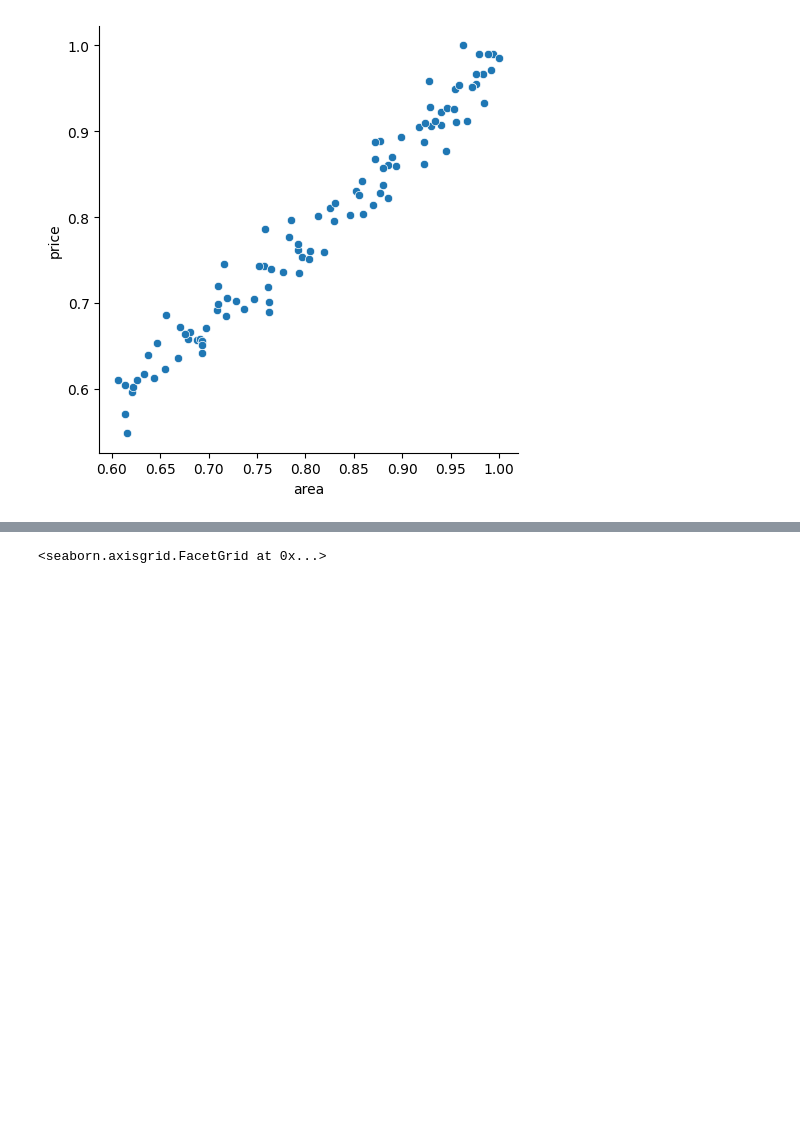
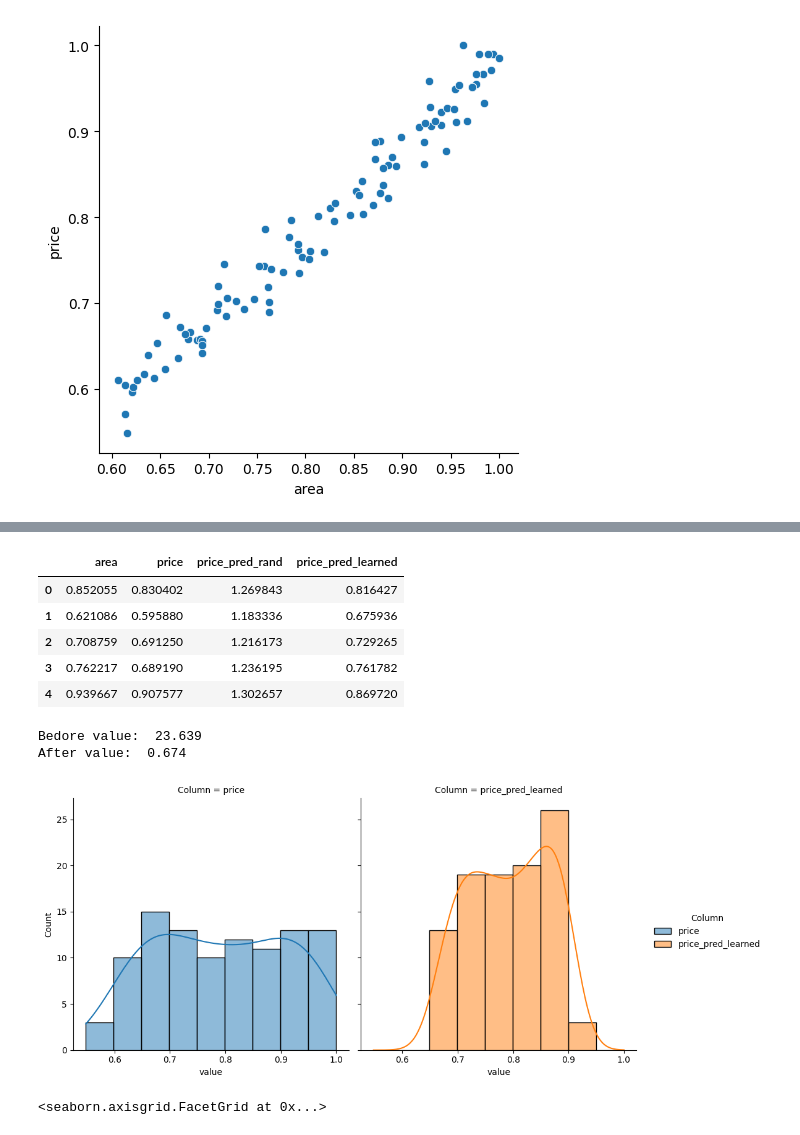
Before and after one commit to KamranMdShaikh/20241215_ML, a Jupyter notebook: test.ipynb, the cells around one changed output, grey strips where cells are left out. Cells and saved outputs as stored; diff of their text form; code cells hidden in the pictures; blank space fills up the shorter version.

```diff
--- a/test.ipynb
+++ b/test.ipynb
@@ -102,3 +305,33 @@ Bias: 0.15
+# %%
+house_dataset["price_pred_learned"] = get_house_price(house_dataset["area"], w, b)
+display(house_dataset.head())
+
+sns.displot(
+    data=house_dataset.melt(value_vars=['price', 'price_pred_learned'], var_name='Column'),
+    x='value',
+    col='Column',
+    kind='hist',
+    kde=True,
+    hue='Column',
+    palette=['#1f77b4', '#ff7f0e']
+)
+
+
+kl_value_before = kl_divergence(house_dataset['price'], house_dataset['price_pred_rand'])
+kl_value_after = kl_divergence(house_dataset['price'], house_dataset['price_pred_learned'])
+
+print(f"Bedore value: {kl_value_before: .3f}")
+print(f"After value: {kl_value_after: .3f}")
+# %% [output]
+|  | area | price | price_pred_rand | price_pred_learned |
+| 0 | 0.852055 | 0.830402 | 1.269843 | 0.816427 |
+| 1 | 0.621086 | 0.595880 | 1.183336 | 0.675936 |
+| 2 | 0.708759 | 0.691250 | 1.216173 | 0.729265 |
+| 3 | 0.762217 | 0.689190 | 1.236195 | 0.761782 |
+| 4 | 0.939667 | 0.907577 | 1.302657 | 0.869720 |
+Bedore value:  23.639
+After value:  0.674
+[figure, added]
 # %%
 
 ####### Create Data Set
```
Also changed, not shown: parts of 10 cells of this notebook.
